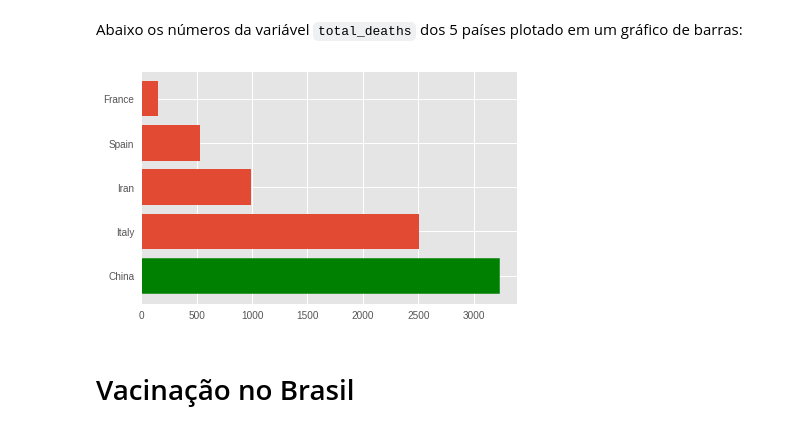
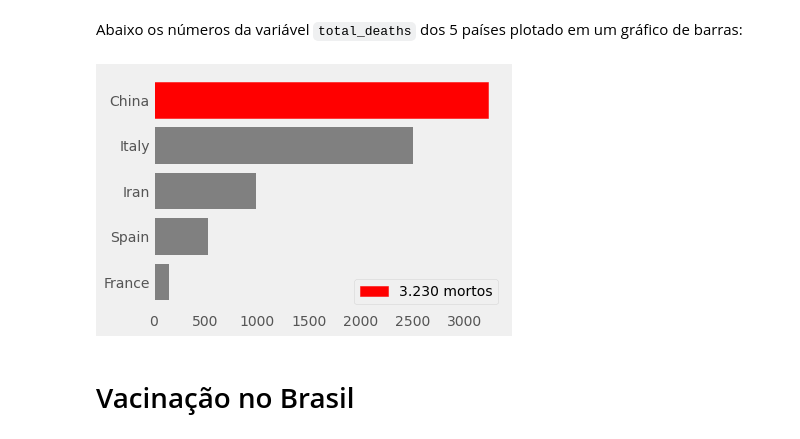
Before and after one commit to 1rubenito/data_science, a Jupyter notebook: Análise_COVID19_Mundo_e_Brasil.ipynb, the cells around one changed output. Drawn from its saved outputs; the diff is of its cells as text; code cells hidden in the pictures.

```diff
--- a/Análise_COVID19_Mundo_e_Brasil.ipynb
+++ b/Análise_COVID19_Mundo_e_Brasil.ipynb
@@ -398,18 +398,23 @@ Na mesma data da primeira morte pelo vírus no Brasil, como visto na coluna `tot
 # %% [markdown]
 Abaixo os números da variável `total_deaths` dos 5 países plotado em um gráfico de barras:
 # %%
+#plot de países com maiores número de mortos em 17-03-2020
+plt.style.use('fivethirtyeight')
 total5 = br_covid.loc[br_covid['date'] == '2020-03-17',
                       ['location', 'total_deaths']].sort_values(by='total_deaths', ascending=False)[1:6]
 
 fig, ax = plt.subplots()
 
-cor_5 = ax.barh('location', 'total_deaths', data=total5)
-cor_5[0].set_color('g')
+cor_5 = ax.barh('location', 'total_deaths', data=total5, color='grey', label='3.230 mortos')
+cor_5[0].set_color('r')
 
-plt.style.use('fivethirtyeight')
-plt.show()
+ax.grid(False)
+ax.invert_yaxis()
+
+plt.legend()
+plt.tight_layout()
 # %% [output]
-[figure, old version]
+[figure, new version]
 # %% [markdown]
 # Vacinação no Brasil
 # %% [markdown]
```
Also changed, not shown: parts of 17 cells of this notebook.
